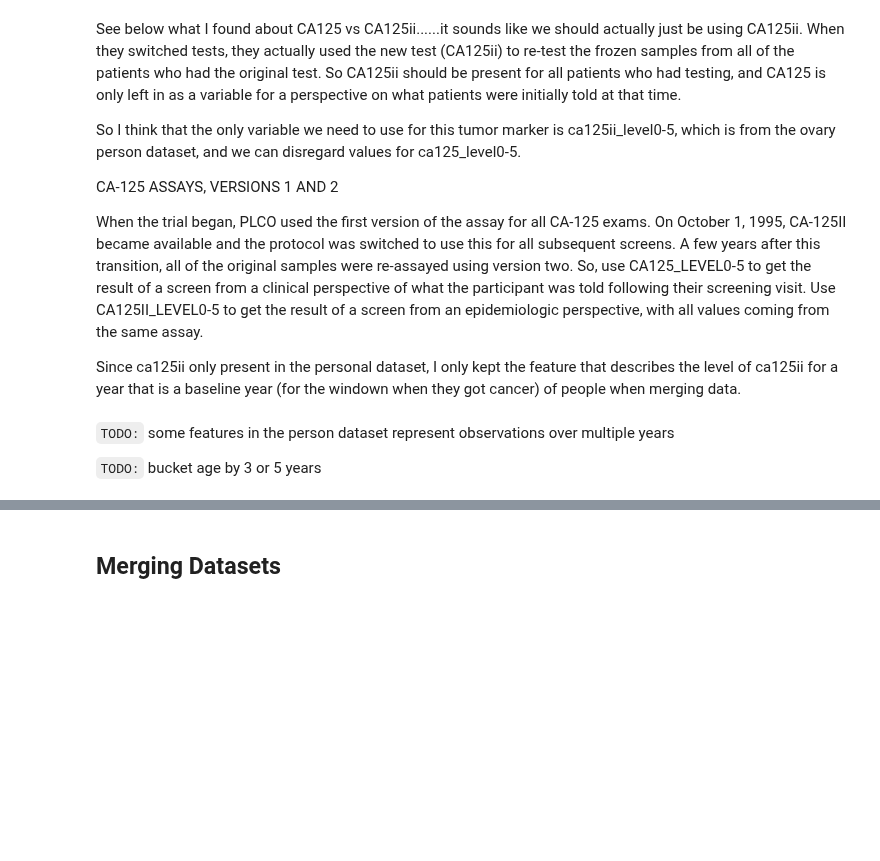
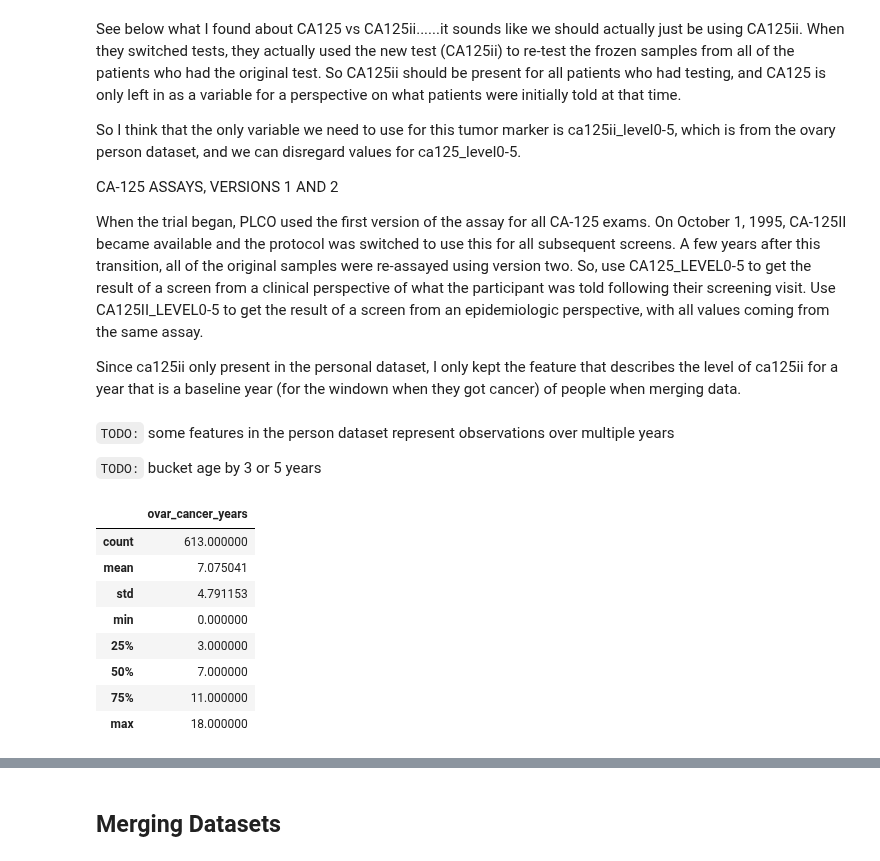
Before and after one commit to fedorenkood/ovarian_cancer_models, a Jupyter notebook: processing.ipynb, the cells around one changed output, grey strips where cells are left out. Saved outputs shown, nothing was run; the diff lists cells and outputs as text; code cells hidden in the pictures; blank space fills up the shorter version.

```diff
--- a/processing.ipynb
+++ b/processing.ipynb
@@ -171 +176,13 @@ Since ca125ii only present in the personal dataset, I only kept the feature that
+# %%
+personal_filtered[personal_filtered['ovar_cancer_years']<50][['ovar_cancer_years']].describe()
+# %% [output]
+|  | ovar_cancer_years |
+| count | 613.000000 |
+| mean | 7.075041 |
+| std | 4.791153 |
+| min | 0.000000 |
+| 25% | 3.000000 |
+| 50% | 7.000000 |
+| 75% | 11.000000 |
+| max | 18.000000 |
 # %%
```
Also changed, not shown: parts of 32 cells of this notebook, 4 other files.
